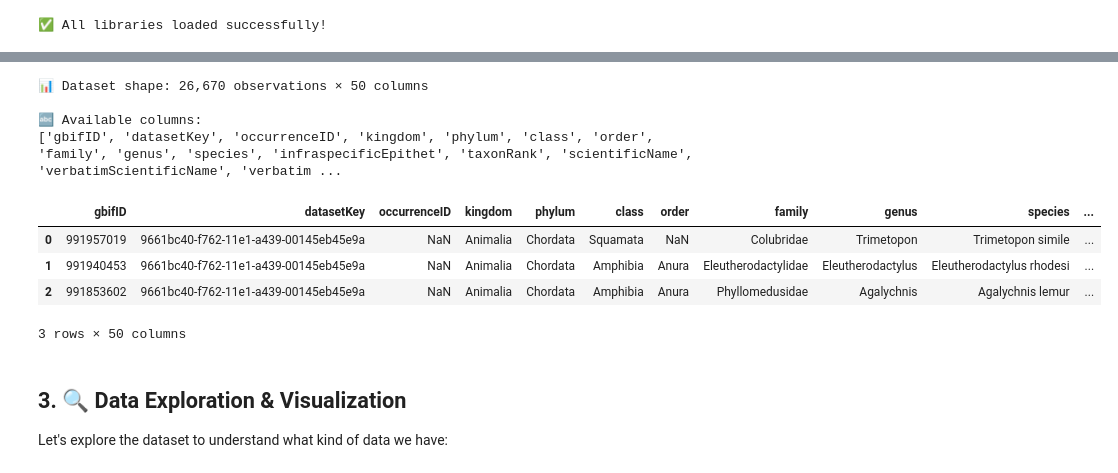
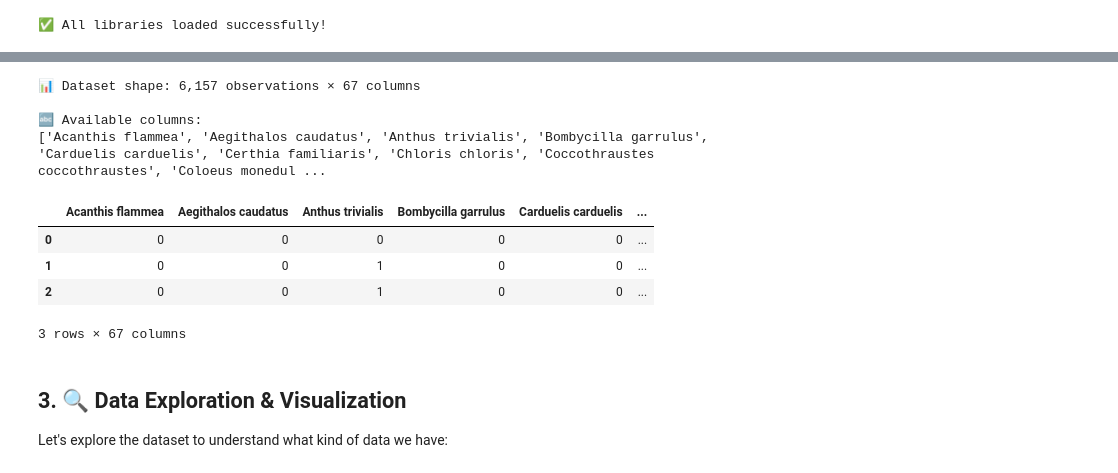
Before and after one commit to cmunozr/2026_I_AI_GU, a Jupyter notebook: Project/deepmaxent.ipynb, the cells around one changed output, grey strips where cells are left out. Saved outputs shown, nothing was run; the diff lists cells and outputs as text; code cells hidden in the pictures.

Commit message:
importing data

```diff
--- a/Project/deepmaxent.ipynb
+++ b/Project/deepmaxent.ipynb
@@ -113,19 +123,21 @@ We'll load occurrence data from the **Global Biodiversity Information Facility (
 # %%
+import pandas as pd
+
 # Load the biodiversity dataset
-df = pd.read_csv('data/tutorial/biodiversity_data.csv', sep='\t', low_memory=False)
+df = pd.read_csv('/content/2026_I_AI_GU/Project/data/YData.csv', sep=',', low_memory=False)
 
 print(f"📊 Dataset shape: {df.shape[0]:,} observations × {df.shape[1]} columns")
 print(f"\n🔤 Available columns:\n{df.columns.tolist()[:15]}...")
 
 # Display first few rows
 df.head(3)
 # %% [output]
-📊 Dataset shape: 26,670 observations × 50 columns
+📊 Dataset shape: 6,157 observations × 67 columns
 
 🔤 Available columns:
-['gbifID', 'datasetKey', 'occurrenceID', 'kingdom', 'phylum', 'class', 'order', 'family', 'genus', 'species', 'infraspecificEpithet', 'taxonRank', 'scientificName', 'verbatimScientificName', 'verbatim ...
+['Acanthis flammea', 'Aegithalos caudatus', 'Anthus trivialis', 'Bombycilla garrulus', 'Carduelis carduelis', 'Certhia familiaris', 'Chloris chloris', 'Coccothraustes coccothraustes', 'Coloeus monedul ...
-|  | gbifID | datasetKey | occurrenceID | kingdom | phylum | class | order | family | genus | species | ... |
-| 0 | 991957019 | 9661bc40-f762-11e1-a439-00145eb45e9a | NaN | Animalia | Chordata | Squamata | NaN | Colubridae | Trimetopon | Trimetopon simile | ... |
-| 1 | 991940453 | 9661bc40-f762-11e1-a439-00145eb45e9a | NaN | Animalia | Chordata | Amphibia | Anura | Eleutherodactylidae | Eleutherodactylus | Eleutherodactylus rhodesi | ... |
-| 2 | 991853602 | 9661bc40-f762-11e1-a439-00145eb45e9a | NaN | Animalia | Chordata | Amphibia | Anura | Phyllomedusidae | Agalychnis | Agalychnis lemur | ... |
+|  | Acanthis flammea | Aegithalos caudatus | Anthus trivialis | Bombycilla garrulus | Carduelis carduelis | ... |
+| 0 | 0 | 0 | 0 | 0 | 0 | ... |
+| 1 | 0 | 0 | 1 | 0 | 0 | ... |
+| 2 | 0 | 0 | 1 | 0 | 0 | ... |
-3 rows × 50 columns
+3 rows × 67 columns
```
Also changed, not shown: parts of 4 cells of this notebook.
